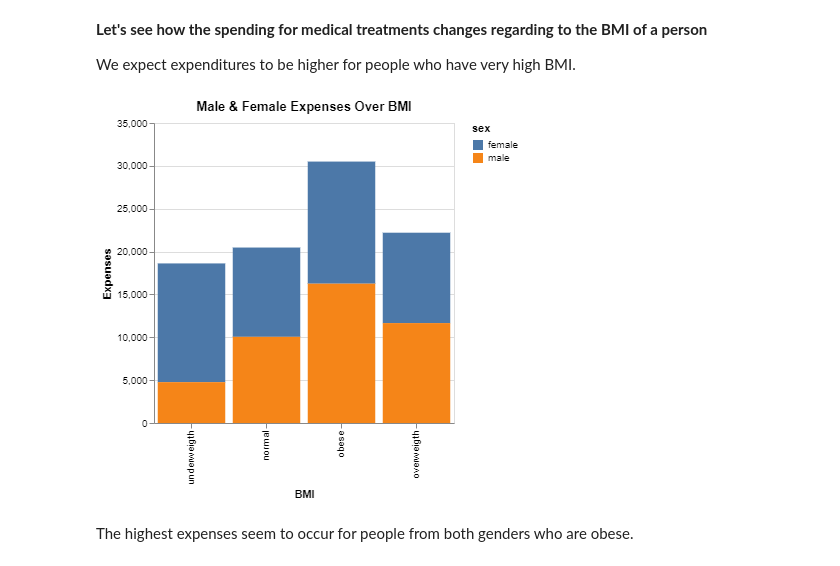
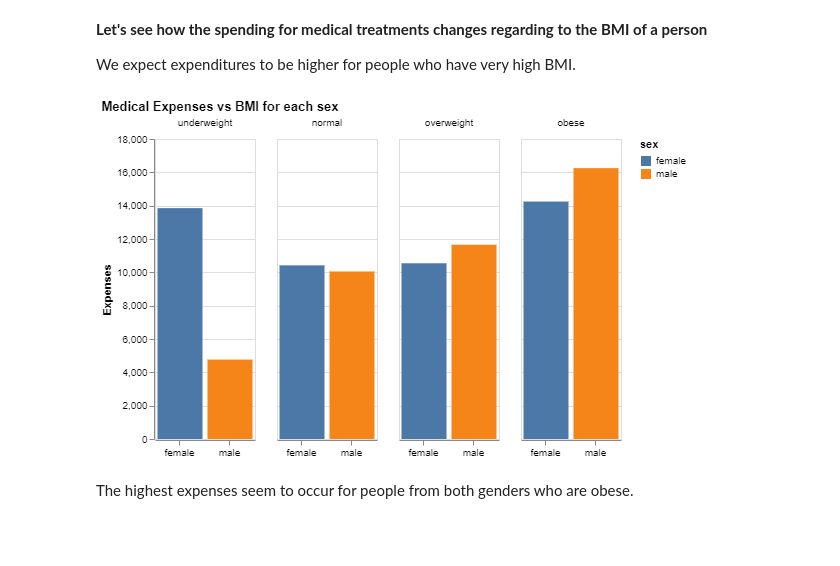
Before and after one commit to sirine-chahma/DSCI_522_group_401, a Jupyter notebook: notebooks/EDA.ipynb, the cells around one changed output. Saved outputs shown, nothing was run; the diff lists cells and outputs as text; code cells hidden in the pictures; blank space fills up the shorter version.

Commit message:
change the plot expenses VS BMI by sex The values for male and femal are not one above the other but next to each other

```diff
--- a/notebooks/EDA.ipynb
+++ b/notebooks/EDA.ipynb
@@ -282,11 +282,12 @@ The BMI doesn't seem to vary depending on the age nor the sex.
 We expect expenditures to be higher for people who have very high BMI.
 # %%
 alt.Chart(training_df.groupby(['bmi_cat','sex']).mean().reset_index()).mark_bar().encode(
-    alt.X('bmi_cat:O', title = 'BMI', sort=['underweigth', 'normal', 'overweight', 'obese']),
-    alt.Y('charges:Q', title = 'Expenses'),
-    alt.Color('sex:N')
-).properties(title='Male & Female Expenses Over BMI', width=300)
+        alt.X('sex:N', title = '', sort=['underweight', 'normal', 'overweight', 'obese'], axis=alt.Axis(labelAngle=0)),
+        alt.Y('charges:Q', title = 'Expenses'),
+        alt.Color('sex:N'),
+        alt.Column('bmi_cat:N', sort=['underweight', 'normal', 'overweight', 'obese'], title='')
+).properties(title='Medical Expenses vs BMI for each sex', width=100)
 # %% [output]
-[figure, old version]
+[figure, new version]
 # %% [markdown]
 The highest expenses seem to occur for people from both genders who are obese.
```
Also changed, not shown: parts of 1 cell of this notebook, 2 other files.
